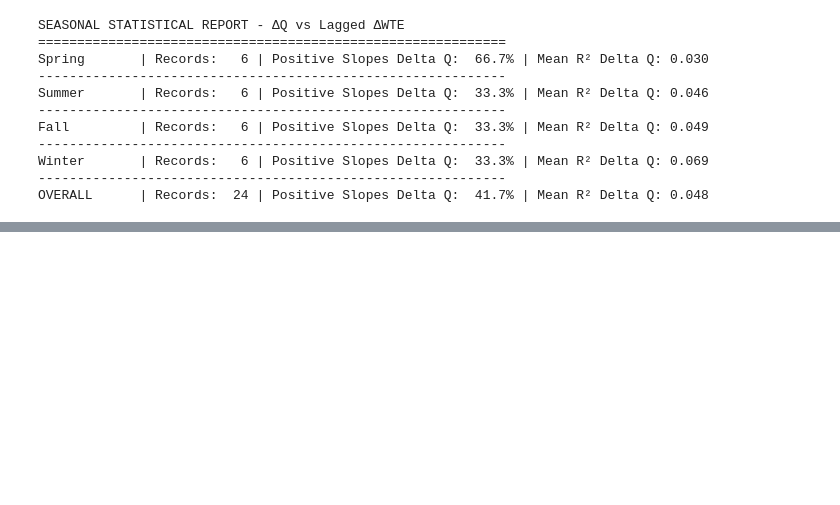
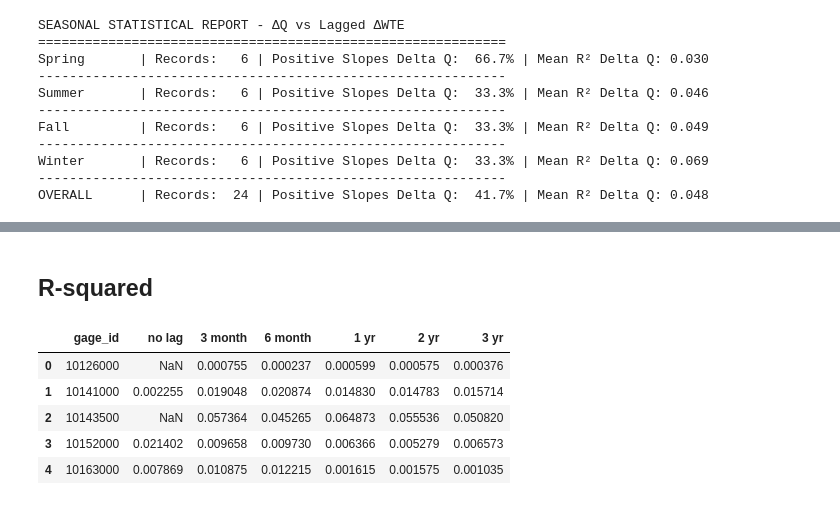
Before and after one commit to BYU-Hydroinformatics/gwbase, a Jupyter notebook: notebooks/06_plot_per_gage.ipynb, the cells around one changed output, grey strips where cells are left out. Drawn from its saved outputs; the diff is of its cells as text; code cells hidden in the pictures; blank space fills up the shorter version.

```diff
--- a/notebooks/06_plot_per_gage.ipynb
+++ b/notebooks/06_plot_per_gage.ipynb
@@ -1635,0 +1685,13 @@ Plots saved to: ../reports/figures/well_timeseries_lag_by_gage/
+# %% [markdown]
+## R-squared
+# %%
+df = pd.read_excel('../data/features/r_squared.xlsx')
+# %%
+df.head()
+# %% [output]
+|  | gage_id | no lag | 3 month | 6 month | 1 yr | 2 yr | 3 yr |
+| 0 | 10126000 | NaN | 0.000755 | 0.000237 | 0.000599 | 0.000575 | 0.000376 |
+| 1 | 10141000 | 0.002255 | 0.019048 | 0.020874 | 0.014830 | 0.014783 | 0.015714 |
+| 2 | 10143500 | NaN | 0.057364 | 0.045265 | 0.064873 | 0.055536 | 0.050820 |
+| 3 | 10152000 | 0.021402 | 0.009658 | 0.009730 | 0.006366 | 0.005279 | 0.006573 |
+| 4 | 10163000 | 0.007869 | 0.010875 | 0.012215 | 0.001615 | 0.001575 | 0.001035 |
```
Also changed, not shown: parts of 23 cells of this notebook.
